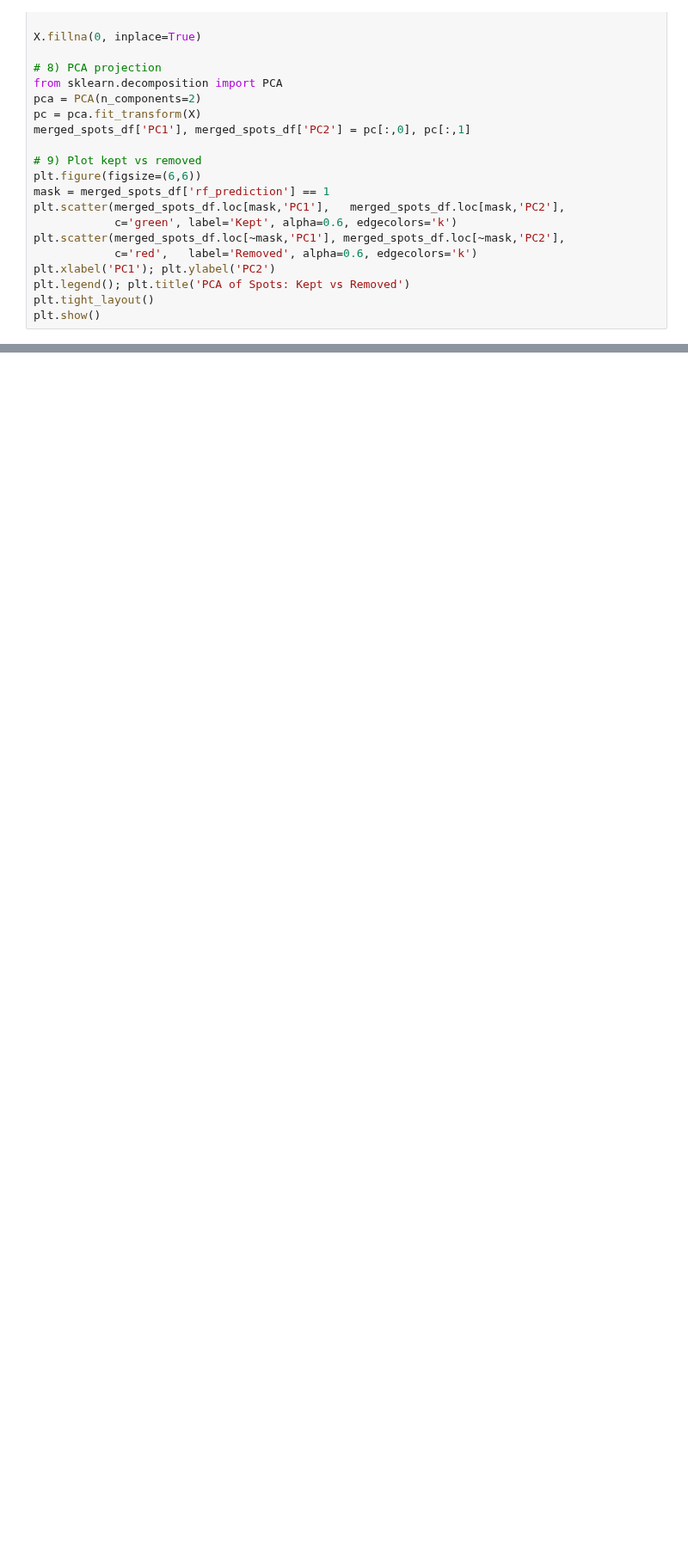
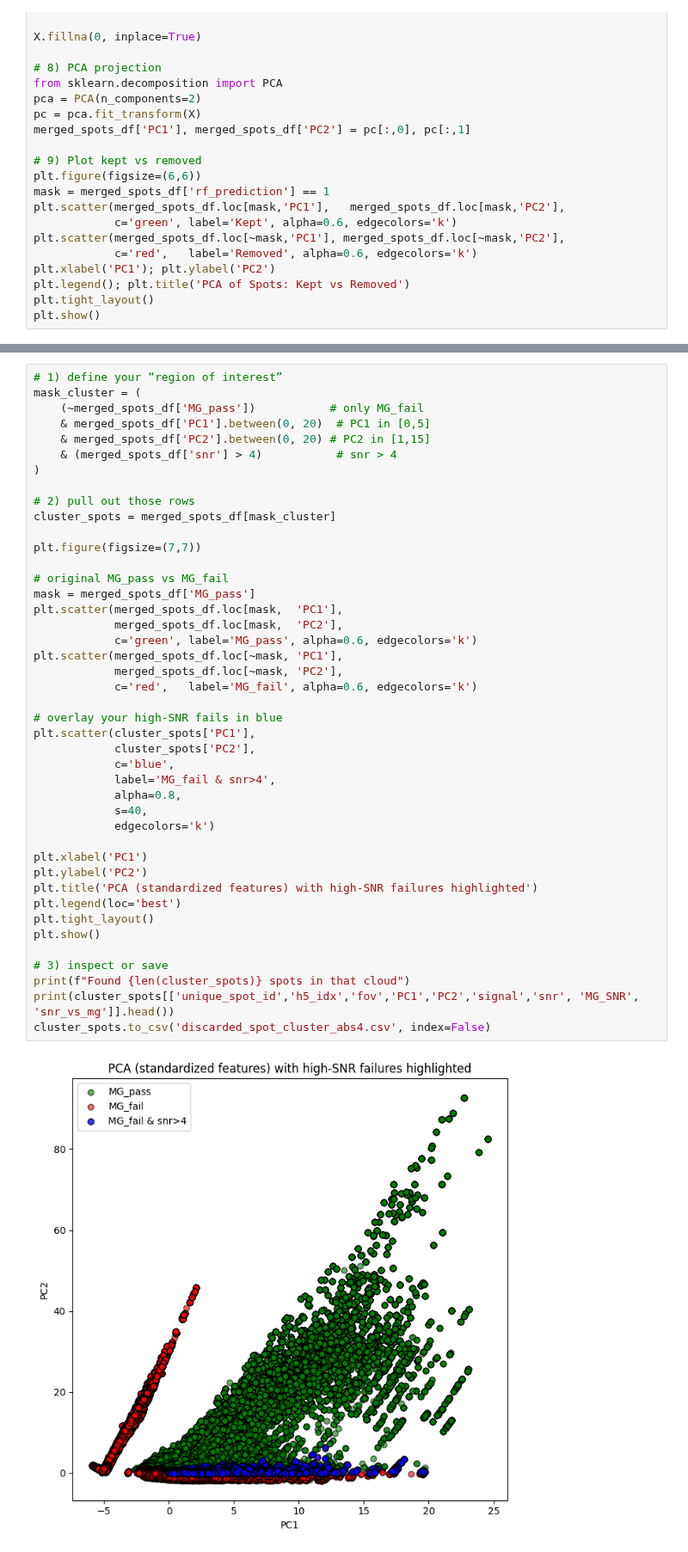
Before and after one commit to Formanj-0/AngelFISH, a Jupyter notebook: Publications/Ron_2024/SpotClassification.ipynb, the cells around one changed output, grey strips where cells are left out. Shown at 86% size. Drawn from its saved outputs; the diff is of its cells as text; blank space fills up the shorter version.

```diff
--- a/Publications/Ron_2024/SpotClassification.ipynb
+++ b/Publications/Ron_2024/SpotClassification.ipynb
@@ -1467,0 +1540,45 @@ plt.legend(); plt.tight_layout(); plt.show()
+# %%
+# 1) define your “region of interest”
+mask_cluster = (
+    (~merged_spots_df['MG_pass'])           # only MG_fail
+    & merged_spots_df['PC1'].between(0, 20)  # PC1 in [0,5]
+    & merged_spots_df['PC2'].between(0, 20) # PC2 in [1,15]
+    & (merged_spots_df['snr'] > 4)           # snr > 4
+)
+
+# 2) pull out those rows
+cluster_spots = merged_spots_df[mask_cluster]
+
+plt.figure(figsize=(7,7))
+
+# original MG_pass vs MG_fail
+mask = merged_spots_df['MG_pass']
+plt.scatter(merged_spots_df.loc[mask,  'PC1'],
+            merged_spots_df.loc[mask,  'PC2'],
+            c='green', label='MG_pass', alpha=0.6, edgecolors='k')
+plt.scatter(merged_spots_df.loc[~mask, 'PC1'],
+            merged_spots_df.loc[~mask, 'PC2'],
+            c='red',   label='MG_fail', alpha=0.6, edgecolors='k')
+
+# overlay your high-SNR fails in blue
+plt.scatter(cluster_spots['PC1'],
+            cluster_spots['PC2'],
+            c='blue',
+            label='MG_fail & snr>4',
+            alpha=0.8,
+            s=40,
+            edgecolors='k')
+
+plt.xlabel('PC1')
+plt.ylabel('PC2')
+plt.title('PCA (standardized features) with high-SNR failures highlighted')
+plt.legend(loc='best')
+plt.tight_layout()
+plt.show()
+
+# 3) inspect or save
+print(f"Found {len(cluster_spots)} spots in that cloud")
+print(cluster_spots[['unique_spot_id','h5_idx','fov','PC1','PC2','signal','snr', 'MG_SNR', 'snr_vs_mg']].head())
+cluster_spots.to_csv('discarded_spot_cluster_abs4.csv', index=False)
+# %% [output]
+[figure, added]
```
Also changed, not shown: parts of 10 cells of this notebook.
